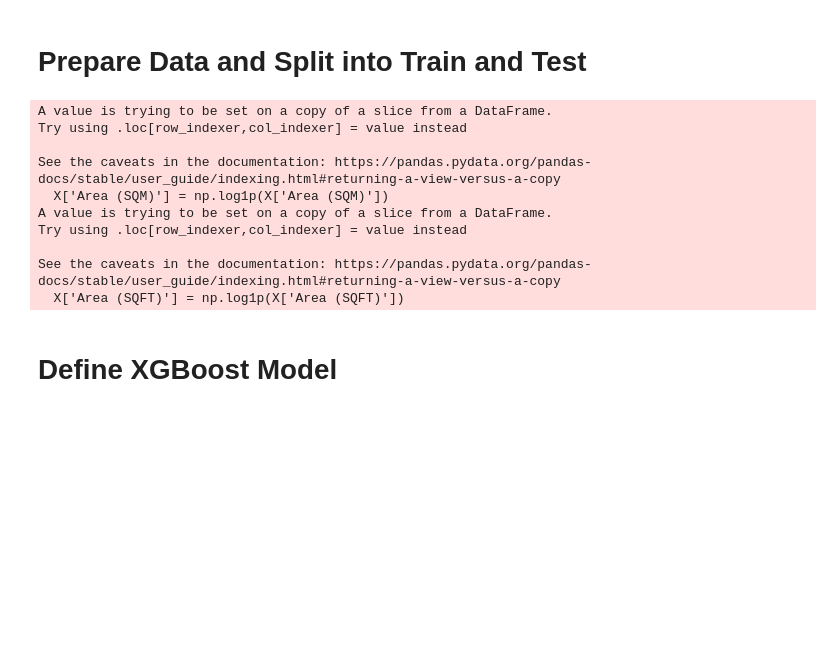
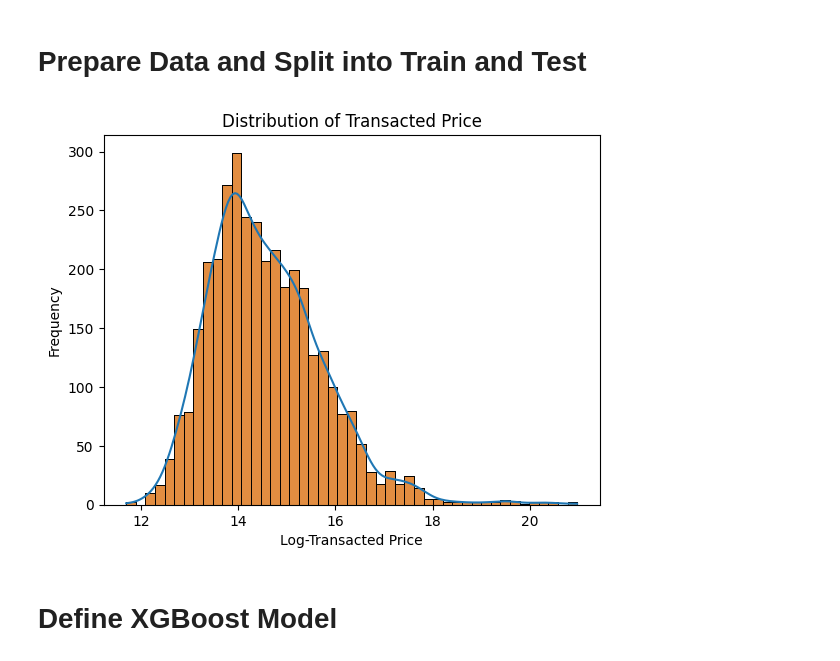
Before and after one commit to xypoon/AngularWebSocket, a Jupyter notebook: PropertiesML/capstone_ml_test.ipynb, the cells around one changed output. Cells and saved outputs as stored; diff of their text form; code cells hidden in the pictures; blank space fills up the shorter version.

```diff
--- a/PropertiesML/capstone_ml_test.ipynb
+++ b/PropertiesML/capstone_ml_test.ipynb
@@ -105,42 +105,41 @@ plt.show()
 # %%
 # prompt: Create linear regression model for predicting transacted price without the unit price columns and for categorical data, use one hot encoding
 
 # Select relevant features
 features = ['Area (SQFT)', 'Area (SQM)', 'Property Type', 'Street Name', 'Tenure', 'Type of Area', 'Postal District', "Floor Level"]
-X = data[features]
-y = data['Transacted Price ($)']
+X = data[features].copy()  # Use .copy() to avoid SettingWithCopyWarning
+y = data['Transacted Price ($)'].copy()
 
 # test some modification !!!
 # Example of log transforming Area and Price
 X['Area (SQM)'] = np.log1p(X['Area (SQM)'])
 X['Area (SQFT)'] = np.log1p(X['Area (SQFT)'])
 y = np.log1p(y)  # if your target (price) is also skewed
 
 from sklearn.preprocessing import OneHotEncoder
 import pandas as pd
 
 # One-Hot Encoding Example (for small number of categories)
 X_encoded = pd.get_dummies(X, columns=['Property Type', 'Street Name', 'Tenure', 'Type of Area', 'Postal District', "Floor Level"])
 
 from sklearn.model_selection import train_test_split
 
 # Assuming 'y' is your target variable (e.g., price)
 X_train, X_test, y_train, y_test = train_test_split(X_encoded, y, test_size=0.3, random_state=42)
 
 # export my X_encoded headers to .dat
 headers = X_encoded.columns
 np.savetxt('headers.dat', headers, fmt='%s')
+
+# print distribution of transacteed price
+sns.histplot(y, kde=True)
+plt.title("Distribution of Transacted Price")
+plt.xlabel("Log-Transacted Price")
+plt.ylabel("Frequency")
+sns.histplot(y)
+plt.show()
 # %% [output]
-A value is trying to be set on a copy of a slice from a DataFrame.
-Try using .loc[row_indexer,col_indexer] = value instead
-
-See the caveats in the documentation: https://pandas.pydata.org/pandas-docs/stable/user_guide/indexing.html#returning-a-view-versus-a-copy
-  X['Area (SQM)'] = np.log1p(X['Area (SQM)'])
-A value is trying to be set on a copy of a slice from a DataFrame.
-Try using .loc[row_indexer,col_indexer] = value instead
-
-See the caveats in the documentation: https://pandas.pydata.org/pandas-docs/stable/user_guide/indexing.html#returning-a-view-versus-a-copy
-  X['Area (SQFT)'] = np.log1p(X['Area (SQFT)'])
+[figure, added]
 # %% [markdown]
 # Define XGBoost Model
 # %%
```
Also changed, not shown: parts of 8 cells of this notebook, 3 other files.
